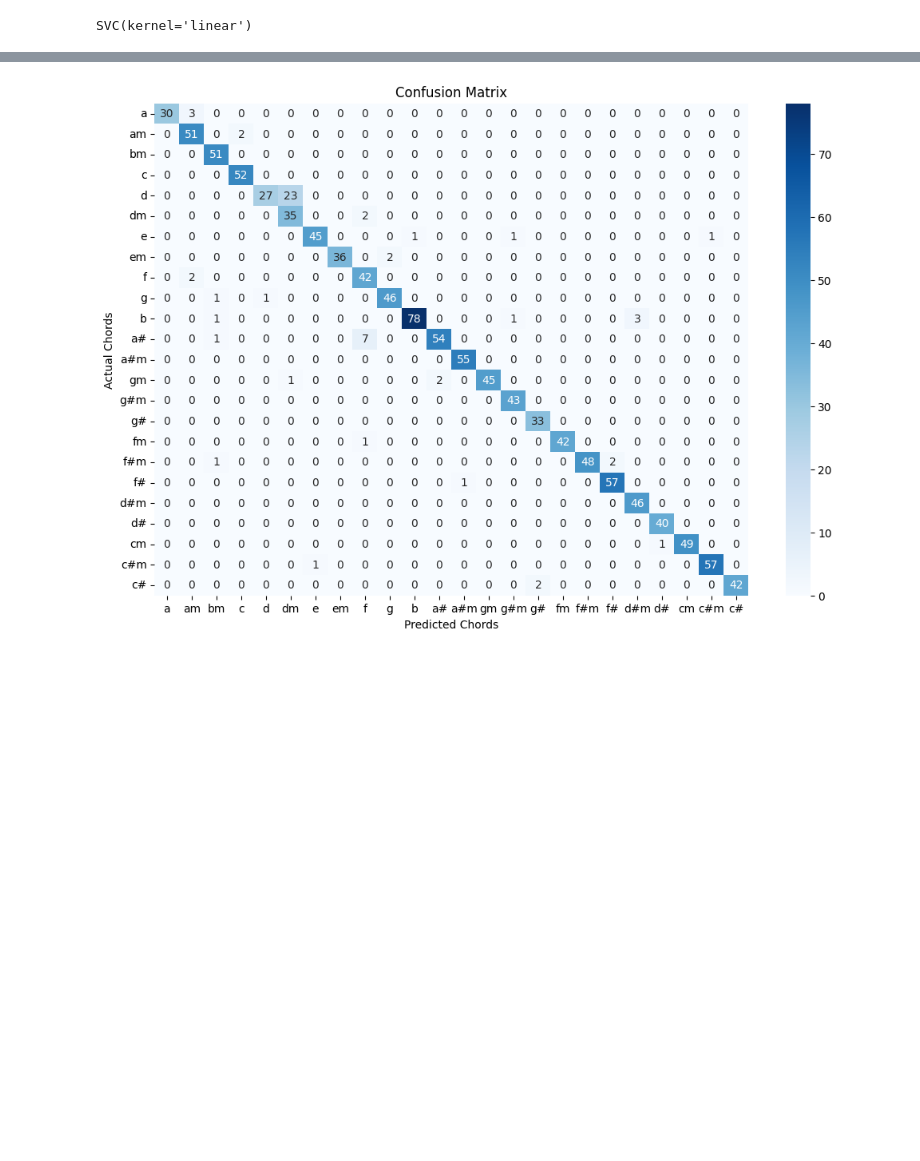
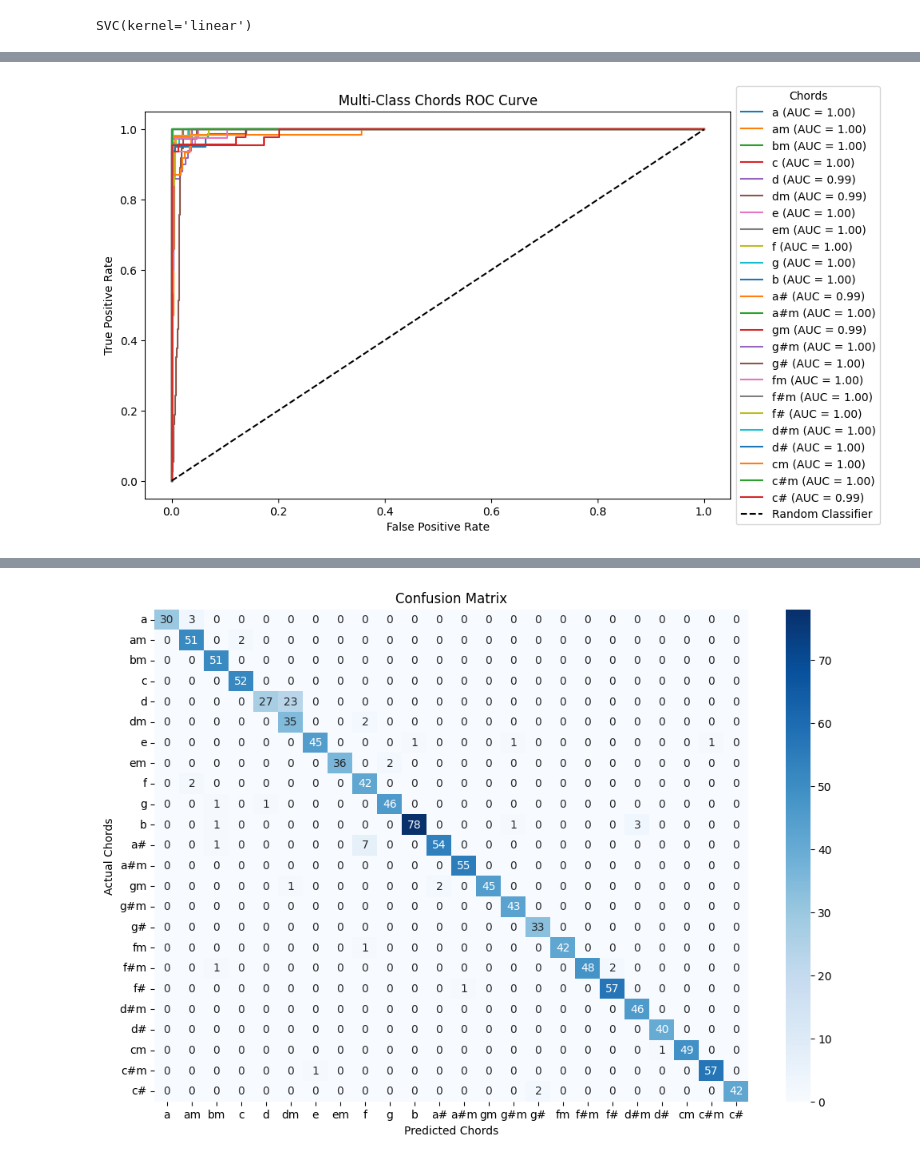
Before and after one commit to ZenSerito/ChordClassification, a Jupyter notebook: Machine_Learning/notebooks/svm.ipynb, the cells around one changed output, grey strips where cells are left out. Saved outputs shown, nothing was run; the diff lists cells and outputs as text; code cells hidden in the pictures; blank space fills up the shorter version.

```diff
--- a/Machine_Learning/notebooks/svm.ipynb
+++ b/Machine_Learning/notebooks/svm.ipynb
@@ -10,4 +11,6 @@ from sklearn.metrics import accuracy_score, confusion_matrix
 import joblib
+# %%
+labels = ['a', 'am', 'bm', 'c', 'd', 'dm', 'e', 'em', 'f', 'g', 'b', 'a#', 'a#m', 'gm', 'g#m', 'g#', 'fm', 'f#m', 'f#', 'd#m', 'd#', 'cm', 'c#m', 'c#']
 # %%
 # Path to the dataset_json folder
 folder_path = "C:\\Users\\DELL\\Desktop\\Pulchowk\\Major_Project\\ChordClassification\\ChordDatasets\\dataset_json"
@@ -70,0 +145,21 @@ Accuracy: 94.52%
+# %%
+# Convert labels to One-vs-Rest format
+y_test_bin = label_binarize(y_test, classes=np.arange(len(labels)))
+y_pred_scores = svm_model.decision_function(X_test)
+
+plt.figure(figsize=(10, 6))
+for i in range(len(labels)):
+    fpr, tpr, _ = roc_curve(y_test_bin[:, i], y_pred_scores[:, i])
+    roc_auc = auc(fpr, tpr)
+    plt.plot(fpr, tpr, label=f'{labels[i]} (AUC = {roc_auc:.2f})')
+
+plt.plot([0, 1], [0, 1], 'k--', label='Random Classifier')
+plt.xlabel('False Positive Rate')
+plt.ylabel('True Positive Rate')
+plt.title('Multi-Class Chords ROC Curve')
+# Move legend outside the plot (Right Side)
+plt.legend(loc="center left", bbox_to_anchor=(1, 0.5), title="Chords")
+plt.tight_layout()
+plt.show()
+# %% [output]
+[figure, added]
```
Also changed, not shown: parts of 9 cells of this notebook, 6 other files.
